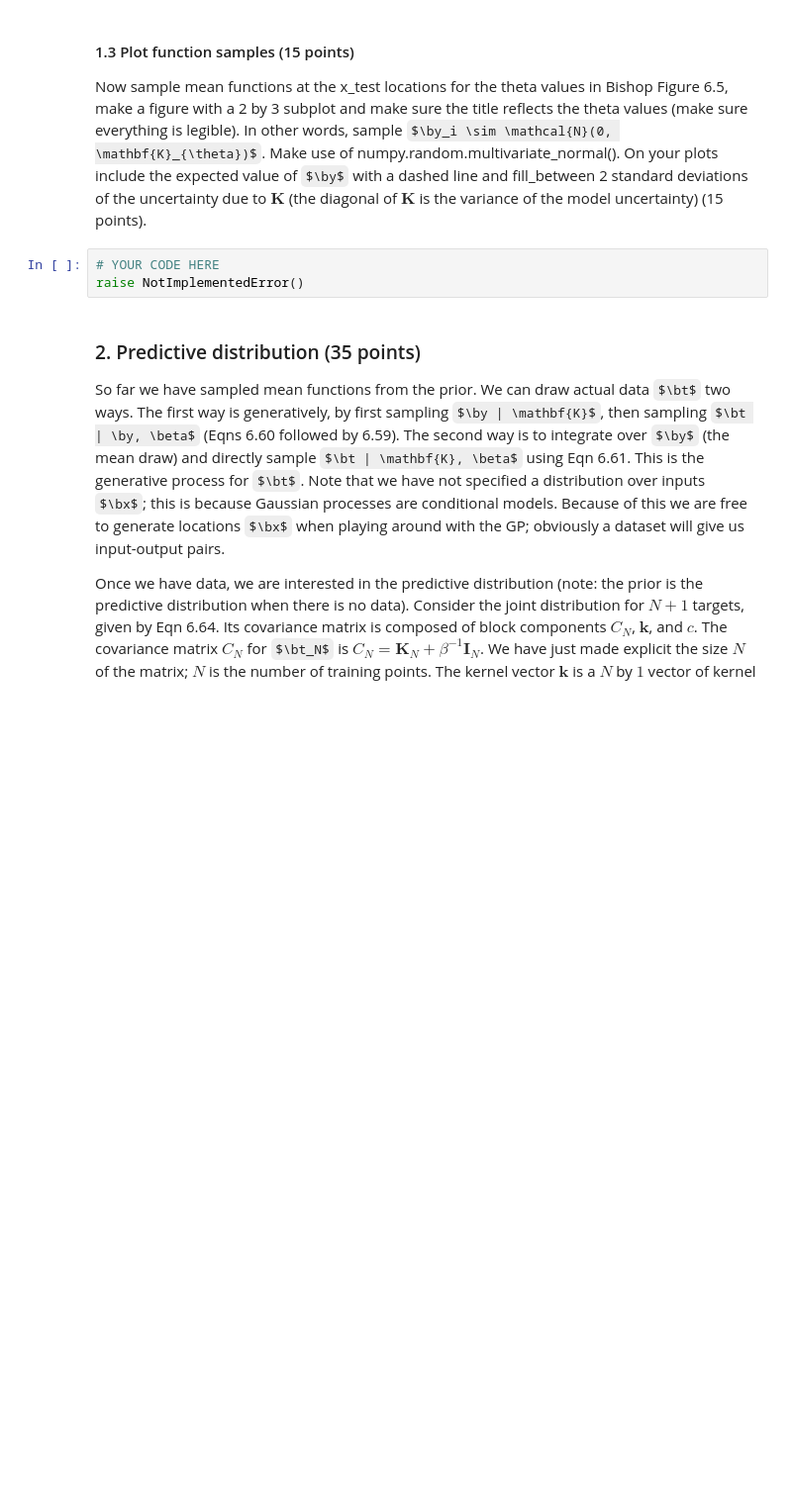
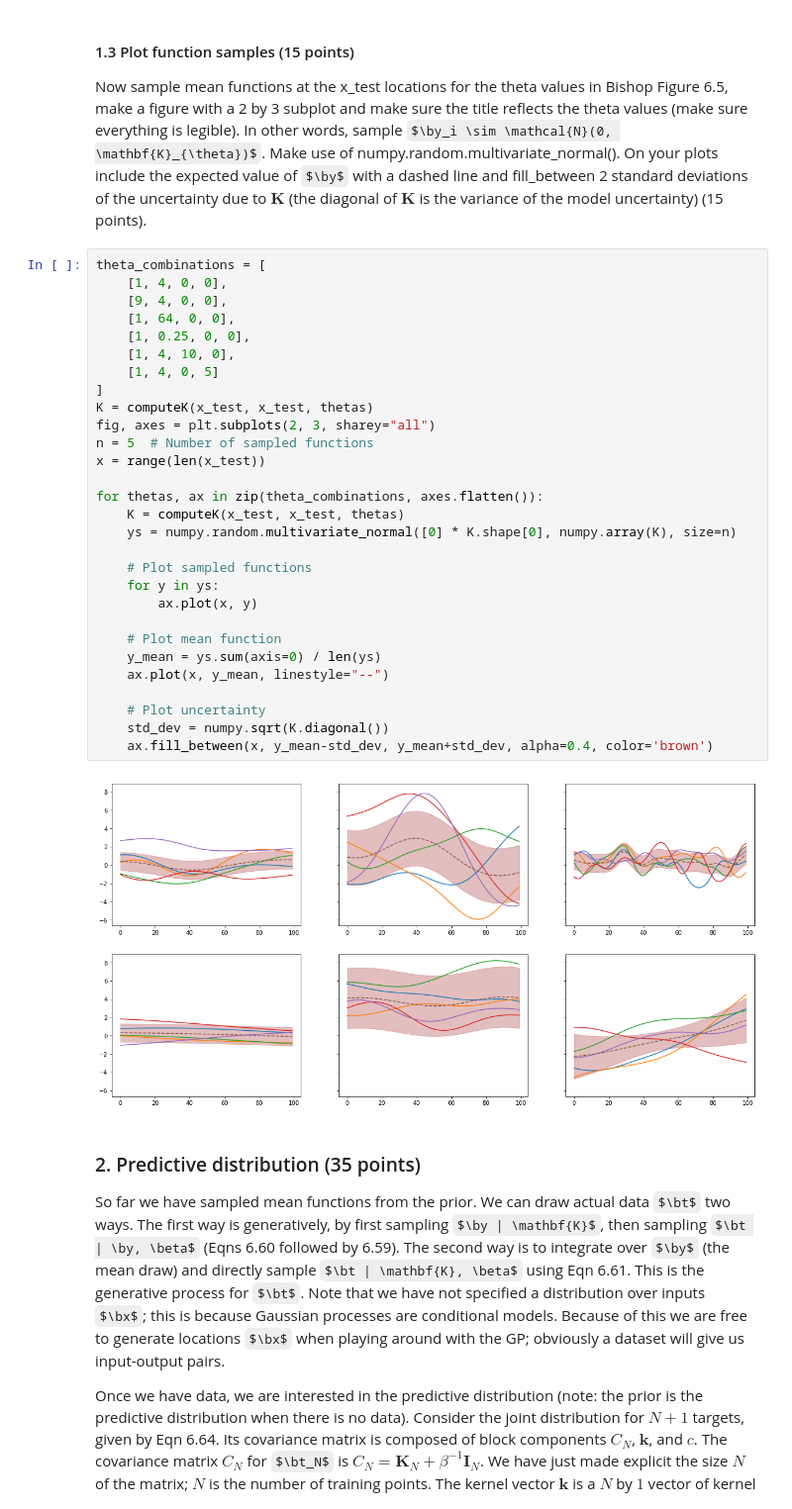
Before and after one commit to Kaleidophon/-friendly-octo-palm-tree, a Jupyter notebook: lab3.ipynb, the cells around one changed output. Shown at 99% size. Drawn from its saved outputs; the diff is of its cells as text; some formulas as TeX source; blank space fills up the shorter version.

```diff
--- a/lab3.ipynb
+++ b/lab3.ipynb
@@ -109,9 +109,37 @@ assert K.shape == (len(x1), len(x2)), "the shape of K is incorrect"
 # %% [markdown]
 #### 1.3 Plot function samples (15 points)
 Now sample mean functions at the x_test locations for the theta values in Bishop Figure 6.5, make a figure with a 2 by 3 subplot and make sure the title reflects the theta values (make sure everything is legible).  In other words, sample $\by_i \sim \mathcal{N}(0, \mathbf{K}_{\theta})$.  Make use of numpy.random.multivariate_normal().  On your plots include the expected value of $\by$ with a dashed line and fill_between 2 standard deviations of the uncertainty due to $\mathbf{K}$ (the diagonal of $\mathbf{K}$ is the variance of the model uncertainty) (15 points).
-# %%
-# YOUR CODE HERE
-raise NotImplementedError()
+# %%
+theta_combinations = [
+    [1, 4, 0, 0],
+    [9, 4, 0, 0],
+    [1, 64, 0, 0],
+    [1, 0.25, 0, 0],
+    [1, 4, 10, 0],
+    [1, 4, 0, 5]
+]
+K = computeK(x_test, x_test, thetas)
+fig, axes = plt.subplots(2, 3, sharey="all")
+n = 5  # Number of sampled functions
+x = range(len(x_test))
+
+for thetas, ax in zip(theta_combinations, axes.flatten()):
+    K = computeK(x_test, x_test, thetas)
+    ys = numpy.random.multivariate_normal([0] * K.shape[0], numpy.array(K), size=n)
+
+    # Plot sampled functions
+    for y in ys:
+        ax.plot(x, y)
+
+    # Plot mean function
+    y_mean = ys.sum(axis=0) / len(ys)
+    ax.plot(x, y_mean, linestyle="--")
+
+    # Plot uncertainty
+    std_dev = numpy.sqrt(K.diagonal())
+    ax.fill_between(x, y_mean-std_dev, y_mean+std_dev, alpha=0.4, color='brown')
+# %% [output]
+[figure, added]
 # %% [markdown]
 ### 2. Predictive distribution (35 points)
 So far we have sampled mean functions from the prior.  We can draw actual data $\bt$ two ways.  The first way is generatively, by first sampling $\by | \mathbf{K}$, then sampling $\bt | \by, \beta$ (Eqns 6.60 followed by 6.59).  The second way is to integrate over $\by$ (the mean draw) and directly sample $\bt | \mathbf{K}, \beta$ using Eqn 6.61.    This is the generative process for $\bt$.  Note that we have not specified a distribution over inputs $\bx$;  this is because Gaussian processes are conditional models.  Because of this we are free to generate locations $\bx$ when playing around with the GP; obviously a dataset will give us input-output pairs.
```
Also changed, not shown: parts of 1 cell of this notebook.
